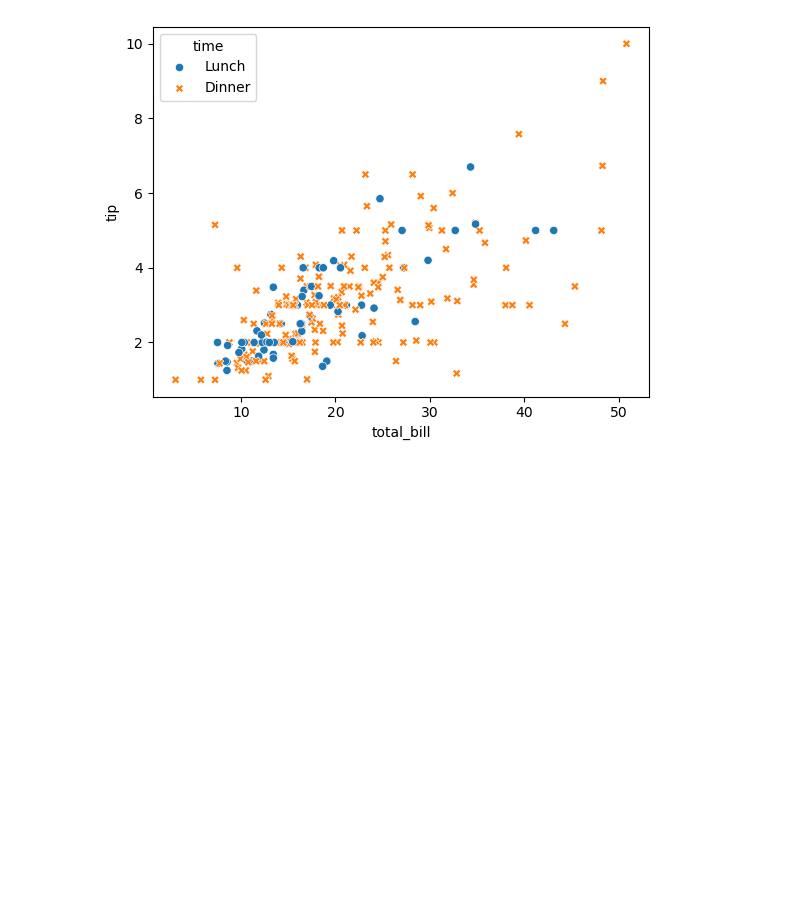
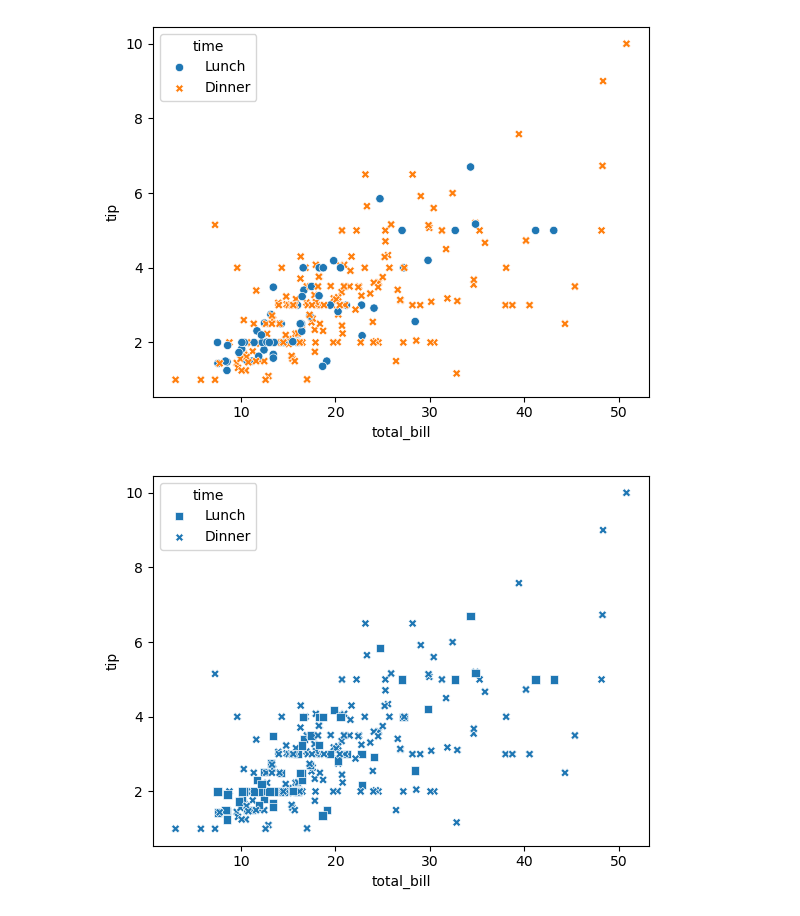
Before and after one commit to RahatBinOamr/seaborn-python, a Jupyter notebook: scatter plot.ipynb, the cells around one changed output. Drawn from its saved outputs; the diff is of its cells as text; code cells hidden in the pictures; blank space fills up the shorter version.

Commit message:
working on the cont plot in seaborn

```diff
--- a/scatter plot.ipynb
+++ b/scatter plot.ipynb
@@ -29,3 +29,9 @@ sns.scatterplot(data=tips, x="total_bill", y="tip", hue='time',style='time')
 plt.show()
 # %% [output]
 [figure]
+# %%
+markers = {"Lunch": "s", "Dinner": "X"}
+sns.scatterplot(data=tips, x="total_bill", y="tip", style="time", markers=markers)
+plt.show()
+# %% [output]
+[figure, added]
```
Also changed, not shown: 1 other file.
